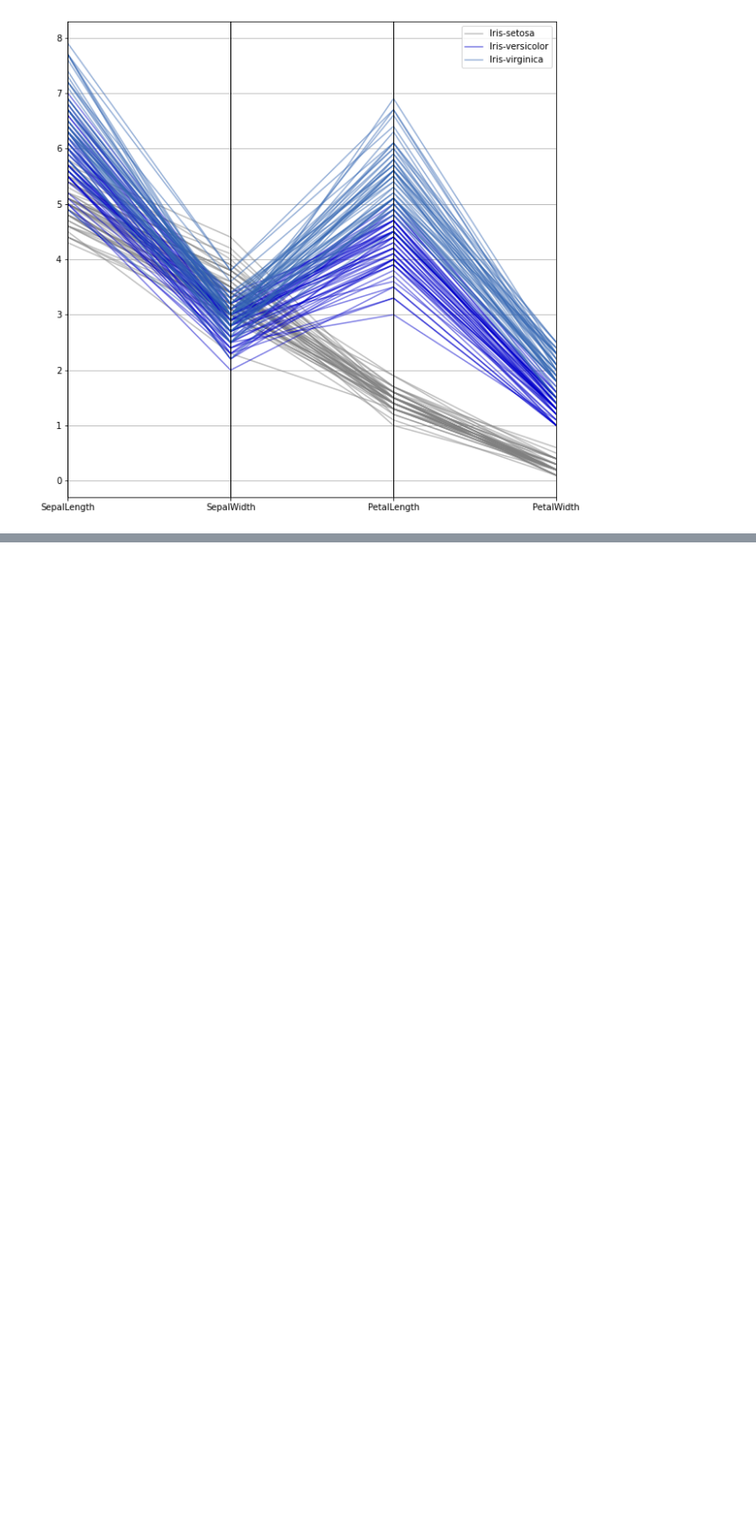
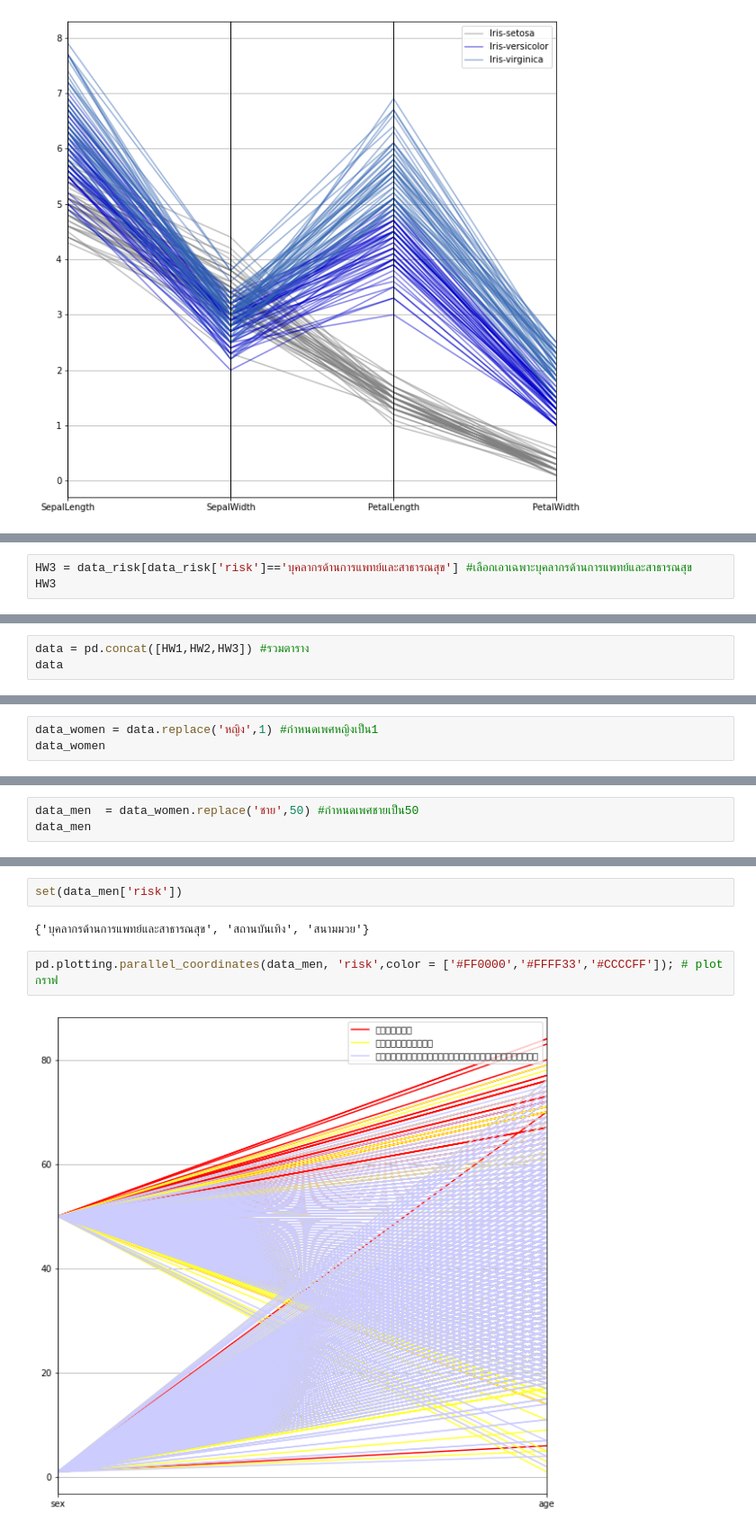
Before and after one commit to proditor002/data_viz_2022, a Jupyter notebook: DataViz01_Table_Data.ipynb, the cells around one changed output, grey strips where cells are left out. Shown at 90% size. Drawn from its saved outputs; the diff is of its cells as text; blank space fills up the shorter version.

```diff
--- a/DataViz01_Table_Data.ipynb
+++ b/DataViz01_Table_Data.ipynb
@@ -142,0 +278,3 @@ pd.plotting.parallel_coordinates(df, 'Name', color=[[0.5,0.5,0.5,0.5],[0,0,0.8,0
+# %%
+HW3 = data_risk[data_risk['risk']=='บุคลากรด้านการแพทย์และสาธารณสุข'] #เลือกเอาเฉพาะบุคลากรด้านการแพทย์และสาธารณสุข
+HW3
@@ -142,0 +297,3 @@ pd.plotting.parallel_coordinates(df, 'Name', color=[[0.5,0.5,0.5,0.5],[0,0,0.8,0
+# %%
+data = pd.concat([HW1,HW2,HW3]) #รวมตาราง
+data
@@ -142,0 +314,3 @@ pd.plotting.parallel_coordinates(df, 'Name', color=[[0.5,0.5,0.5,0.5],[0,0,0.8,0
+# %%
+data_women = data.replace('หญิง',1) #กำหนดเพศหญิงเป็น1
+data_women
@@ -142,0 +331,3 @@ pd.plotting.parallel_coordinates(df, 'Name', color=[[0.5,0.5,0.5,0.5],[0,0,0.8,0
+# %%
+data_men  = data_women.replace('ชาย',50) #กำหนดเพศชายเป็น50
+data_men
@@ -142,0 +365,8 @@ pd.plotting.parallel_coordinates(df, 'Name', color=[[0.5,0.5,0.5,0.5],[0,0,0.8,0
+# %%
+set(data_men['risk'])
+# %% [output]
+{'บุคลากรด้านการแพทย์และสาธารณสุข', 'สถานบันเทิง', 'สนามมวย'}
+# %%
+pd.plotting.parallel_coordinates(data_men, 'risk',color = ['#FF0000','#FFFF33','#CCCCFF']); # plot กราฟ
+# %% [output]
+[figure, added]
```
Also changed, not shown: parts of 35 cells of this notebook.
